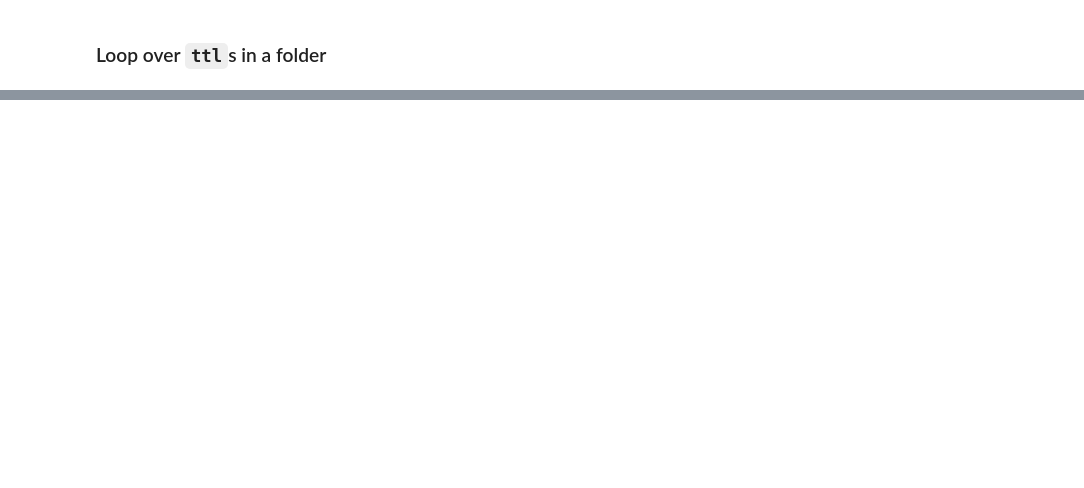
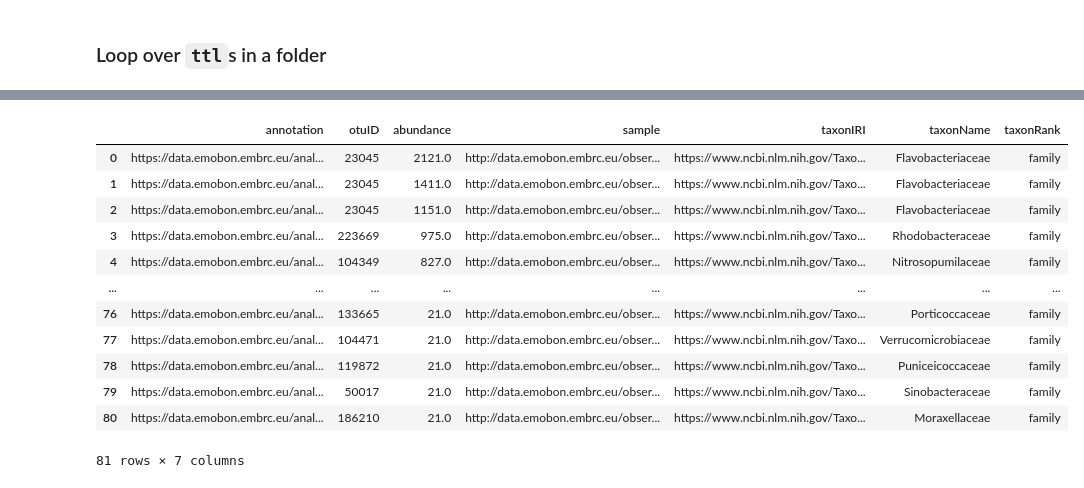
Before and after one commit to emo-bon/momics-demos, a Jupyter notebook: wfs_extra/01_fuseki_create_sparql_endpoint.ipynb, the cells around one changed output, grey strips where cells are left out. Drawn from its saved outputs; the diff is of its cells as text; code cells hidden in the pictures; blank space fills up the shorter version.

```diff
--- a/wfs_extra/01_fuseki_create_sparql_endpoint.ipynb
+++ b/wfs_extra/01_fuseki_create_sparql_endpoint.ipynb
@@ -36,4 +38,7 @@ import json
 import re
 from rdflib import Graph
 from urllib.parse import quote_plus, urljoin
+
+pd.options.display.max_columns = None
+pd.set_option("display.max_colwidth", None)
 # %% [markdown]
@@ -415,16 +154,0 @@ print(df)
-# %%
-repos = [
-    "https://raw.githubusercontent.com/emo-bon/analysis-results-cluster-01-crate/refs/heads/main/EMOBON_BPNS_So_34-ro-crate/ro-crate-metadata.json",
-    "https://raw.githubusercontent.com/emo-bon/analysis-results-cluster-01-crate/refs/heads/main/EMOBON_NRMCB_So_1-ro-crate/ro-crate-metadata.json",
-    "https://raw.githubusercontent.com/emo-bon/analysis-results-cluster-01-crate/refs/heads/main/EMOBON_NRMCB_So_11-ro-crate/ro-crate-metadata.json",
-    'https://raw.githubusercontent.com/emo-bon/analysis-results-cluster-01-crate/refs/heads/main/EMOBON_OOB_So_25-ro-crate/ro-crate-metadata.json',
-    "https://raw.githubusercontent.com/emo-bon/analysis-results-cluster-01-crate/refs/heads/main/EMOBON_RFormosa_So_11-ro-crate/ro-crate-metadata.json"
-]
-for r in repos:
-    try:
-        resp = process_github_rocrate(
-            r, "http://localhost:3030/rocrate",
-            graph_uri=f"http://example.org/rocrate/{r.split('/')[-2]}")
-        print(r, "->", resp.status_code)
-    except Exception as e:
-        print("FAILED", r, e)
@@ -444,0 +312,44 @@ print(df)
+# %%
+q = """
+PREFIX prod:  <https://data.emobon.embrc.eu/ns/product#>
+PREFIX dct:   <http://purl.org/dc/terms/>
+PREFIX schema:<https://schema.org/>
+PREFIX xsd:   <http://www.w3.org/2001/XMLSchema#>
+
+SELECT ?annotation ?otuID ?abundance ?sample ?taxonIRI ?taxonName ?taxonRank
+WHERE {
+  # annotation node carrying the abundance
+  ?annotation a prod:TaxonomicAnnotation ;
+              prod:ssuRNA ?abundance ;
+              prod:otuID ?otuID ;
+              prod:ofSample ?sample ;
+              dct:identifier ?taxonIRI .
+
+  # optional taxon metadata reachable from the taxon IRI
+  OPTIONAL { ?taxonIRI dct:scientificName ?taxonName }
+  OPTIONAL { ?taxonIRI dct:taxonRank ?taxonRank }
+
+  FILTER ( xsd:double(?abundance) > 20 )    # numeric filter
+  FILTER ( regex(str(?taxonRank), "^family", "i"))
+}
+ORDER BY DESC(xsd:double(?abundance))
+"""
+
+
+r = requests.get("http://localhost:3030/ssu", params={"query": q}, headers={"Accept": "application/sparql-results+json"})
+df = sparql_json_to_df(r.json())
+df
+# %% [output]
+|  | annotation | otuID | abundance | sample | taxonIRI | taxonName | taxonRank |
+| 0 | https://data.emobon.embrc.eu/anal... | 23045 | 2121.0 | http://data.emobon.embrc.eu/obser... | https://www.ncbi.nlm.nih.gov/Taxo... | Flavobacteriaceae | family |
+| 1 | https://data.emobon.embrc.eu/anal... | 23045 | 1411.0 | http://data.emobon.embrc.eu/obser... | https://www.ncbi.nlm.nih.gov/Taxo... | Flavobacteriaceae | family |
+| 2 | https://data.emobon.embrc.eu/anal... | 23045 | 1151.0 | http://data.emobon.embrc.eu/obser... | https://www.ncbi.nlm.nih.gov/Taxo... | Flavobacteriaceae | family |
+| 3 | https://data.emobon.embrc.eu/anal... | 223669 | 975.0 | http://data.emobon.embrc.eu/obser... | https://www.ncbi.nlm.nih.gov/Taxo... | Rhodobacteraceae | family |
+| 4 | https://data.emobon.embrc.eu/anal... | 104349 | 827.0 | http://data.emobon.embrc.eu/obser... | https://www.ncbi.nlm.nih.gov/Taxo... | Nitrosopumilaceae | family |
+| ... | ... | ... | ... | ... | ... | ... | ... |
+| 76 | https://data.emobon.embrc.eu/anal... | 133665 | 21.0 | http://data.emobon.embrc.eu/obser... | https://www.ncbi.nlm.nih.gov/Taxo... | Porticoccaceae | family |
+| 77 | https://data.emobon.embrc.eu/anal... | 104471 | 21.0 | http://data.emobon.embrc.eu/obser... | https://www.ncbi.nlm.nih.gov/Taxo... | Verrucomicrobiaceae | family |
+| 78 | https://data.emobon.embrc.eu/anal... | 119872 | 21.0 | http://data.emobon.embrc.eu/obser... | https://www.ncbi.nlm.nih.gov/Taxo... | Puniceicoccaceae | family |
+| 79 | https://data.emobon.embrc.eu/anal... | 50017 | 21.0 | http://data.emobon.embrc.eu/obser... | https://www.ncbi.nlm.nih.gov/Taxo... | Sinobacteraceae | family |
+| 80 | https://data.emobon.embrc.eu/anal... | 186210 | 21.0 | http://data.emobon.embrc.eu/obser... | https://www.ncbi.nlm.nih.gov/Taxo... | Moraxellaceae | family |
+81 rows × 7 columns
```
Also changed, not shown: parts of 48 cells of this notebook, 1 other file.
